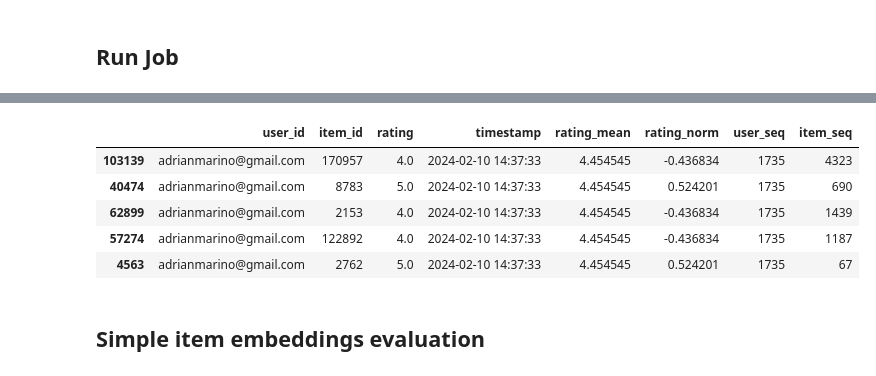
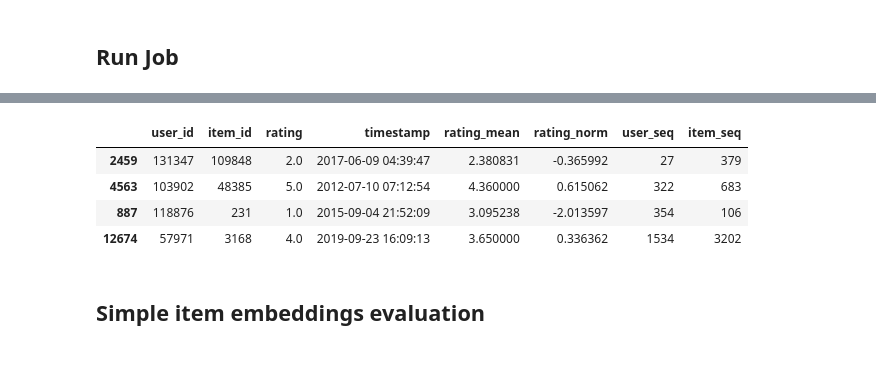
Before and after one commit to adrianmarino/thesis-paper, a Jupyter notebook: notebooks/chat-bot/2_embedding-db-updater.ipynb, the cells around one changed output, grey strips where cells are left out. Drawn from its saved outputs; the diff is of its cells as text; code cells hidden in the pictures.

```diff
--- a/notebooks/chat-bot/2_embedding-db-updater.ipynb
+++ b/notebooks/chat-bot/2_embedding-db-updater.ipynb
@@ -196,11 +244,10 @@ ctx.items_cf_emb_repository.upsert_many(item_embs)
 # %%
-train_set[train_set['user_id'].str.contains('@')].head()
+test_set[train_set['user_id'].str.contains('@')].head()
 # %% [output]
 |  | user_id | item_id | rating | timestamp | rating_mean | rating_norm | user_seq | item_seq |
-| 103139 | adrianmarino@gmail.com | 170957 | 4.0 | 2024-02-10 14:37:33 | 4.454545 | -0.436834 | 1735 | 4323 |
-| 40474 | adrianmarino@gmail.com | 8783 | 5.0 | 2024-02-10 14:37:33 | 4.454545 | 0.524201 | 1735 | 690 |
-| 62899 | adrianmarino@gmail.com | 2153 | 4.0 | 2024-02-10 14:37:33 | 4.454545 | -0.436834 | 1735 | 1439 |
-| 57274 | adrianmarino@gmail.com | 122892 | 4.0 | 2024-02-10 14:37:33 | 4.454545 | -0.436834 | 1735 | 1187 |
-| 4563 | adrianmarino@gmail.com | 2762 | 5.0 | 2024-02-10 14:37:33 | 4.454545 | 0.524201 | 1735 | 67 |
+| 2459 | 131347 | 109848 | 2.0 | 2017-06-09 04:39:47 | 2.380831 | -0.365992 | 27 | 379 |
+| 4563 | 103902 | 48385 | 5.0 | 2012-07-10 07:12:54 | 4.360000 | 0.615062 | 322 | 683 |
+| 887 | 118876 | 231 | 1.0 | 2015-09-04 21:52:09 | 3.095238 | -2.013597 | 354 | 106 |
+| 12674 | 57971 | 3168 | 4.0 | 2019-09-23 16:09:13 | 3.650000 | 0.336362 | 1534 | 3202 |
 # %% [markdown]
 ## Simple item embeddings evaluation
```
Also changed, not shown: parts of 25 cells of this notebook, 24 other files.
